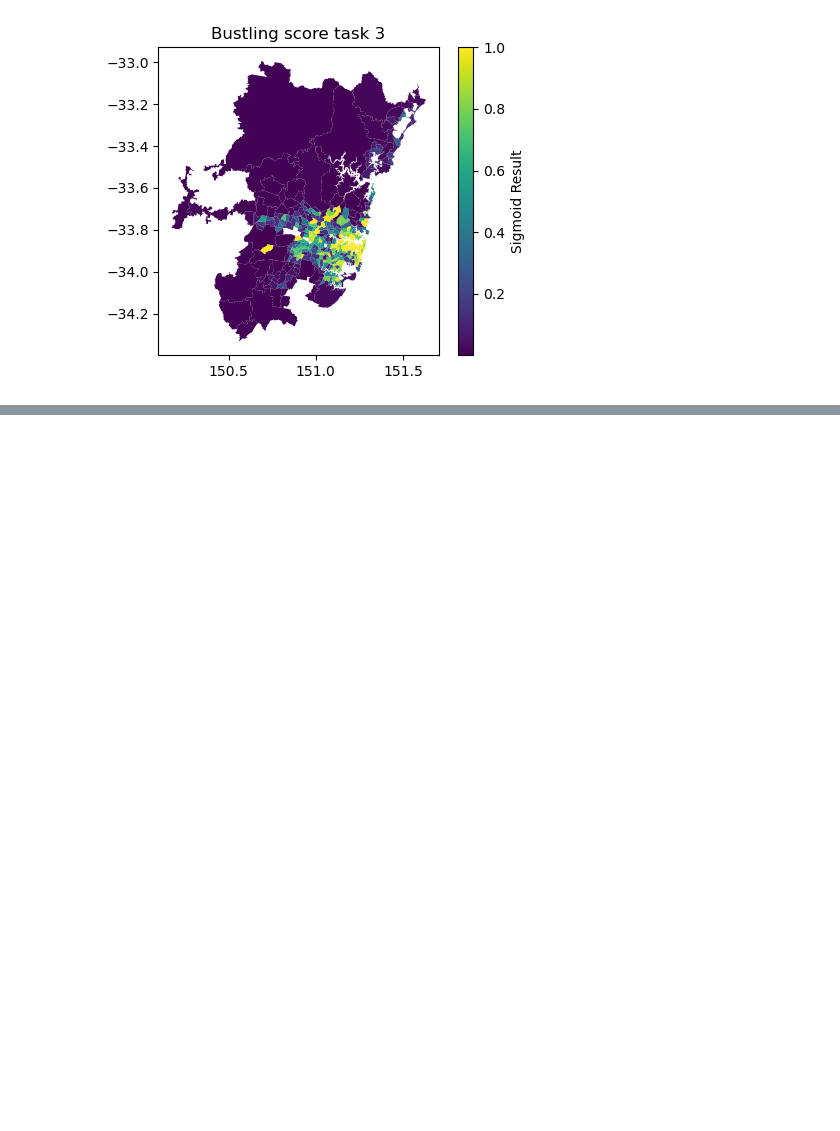
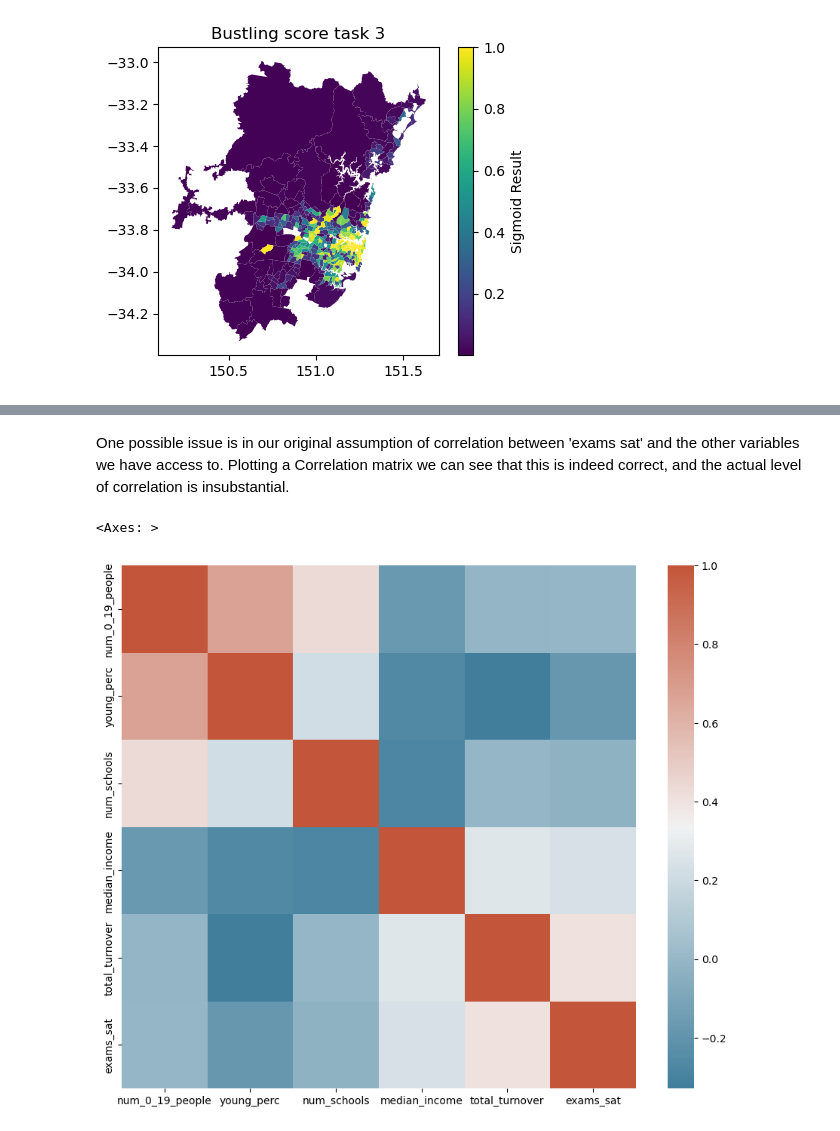
Before and after one commit to MichelangeloNardi/DATA2901--2024S1, a Jupyter notebook: DATA2901 Assignment - Final report.ipynb, the cells around one changed output, grey strips where cells are left out. Cells and saved outputs as stored; diff of their text form; code cells hidden in the pictures; blank space fills up the shorter version.

```diff
--- a/DATA2901 Assignment - Final report.ipynb
+++ b/DATA2901 Assignment - Final report.ipynb
@@ -2163,0 +2448,11 @@ plt.show()
+# %% [markdown]
+One possible issue is in our original assumption of correlation between 'exams sat' and the other variables we have access to. Plotting a Correlation matrix we can see that this is indeed correct, and the actual level of correlation is insubstantial.
+# %%
+numeric_columns = list(data.columns)[9:]
+corr = data_clean.corr()
+f, ax = plt.subplots(figsize=(7, 5))
+cmap = sns.diverging_palette(230, 20, sep=1, center='light', as_cmap=True)
+sns.heatmap(corr,cmap=cmap)
+# %% [output]
+<Axes: >
+[figure, added]
```
Also changed, not shown: parts of 35 cells of this notebook.
